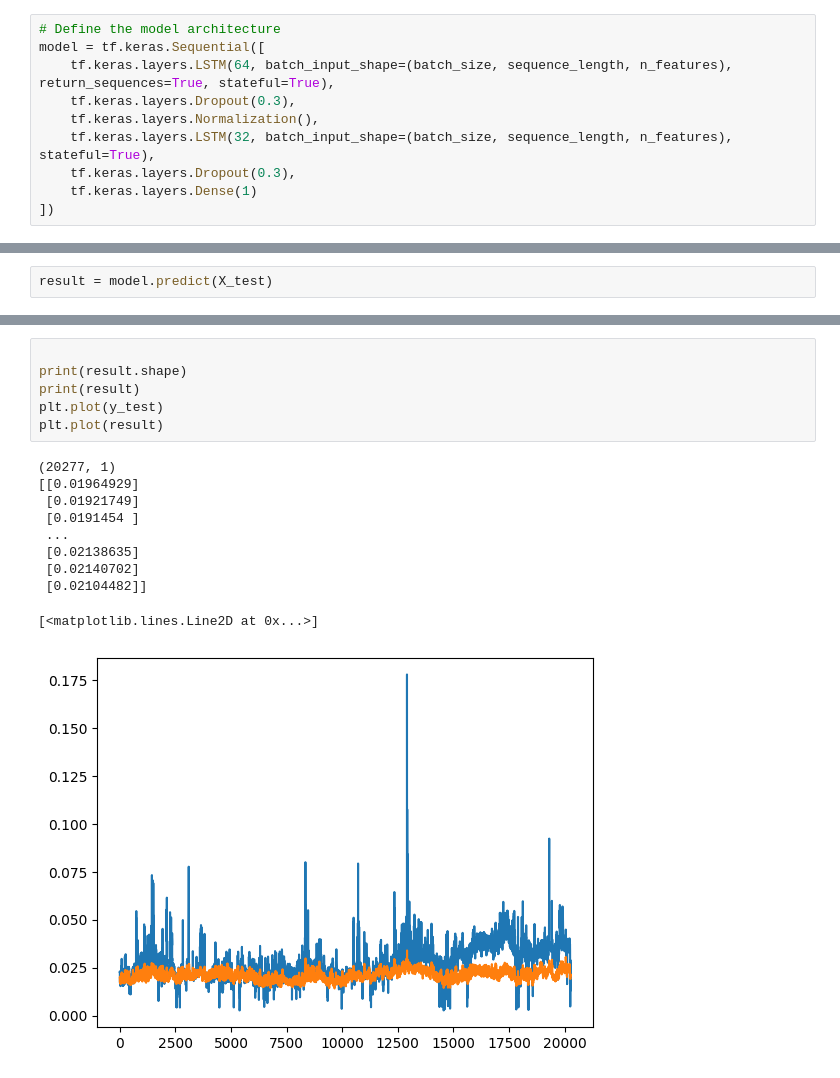
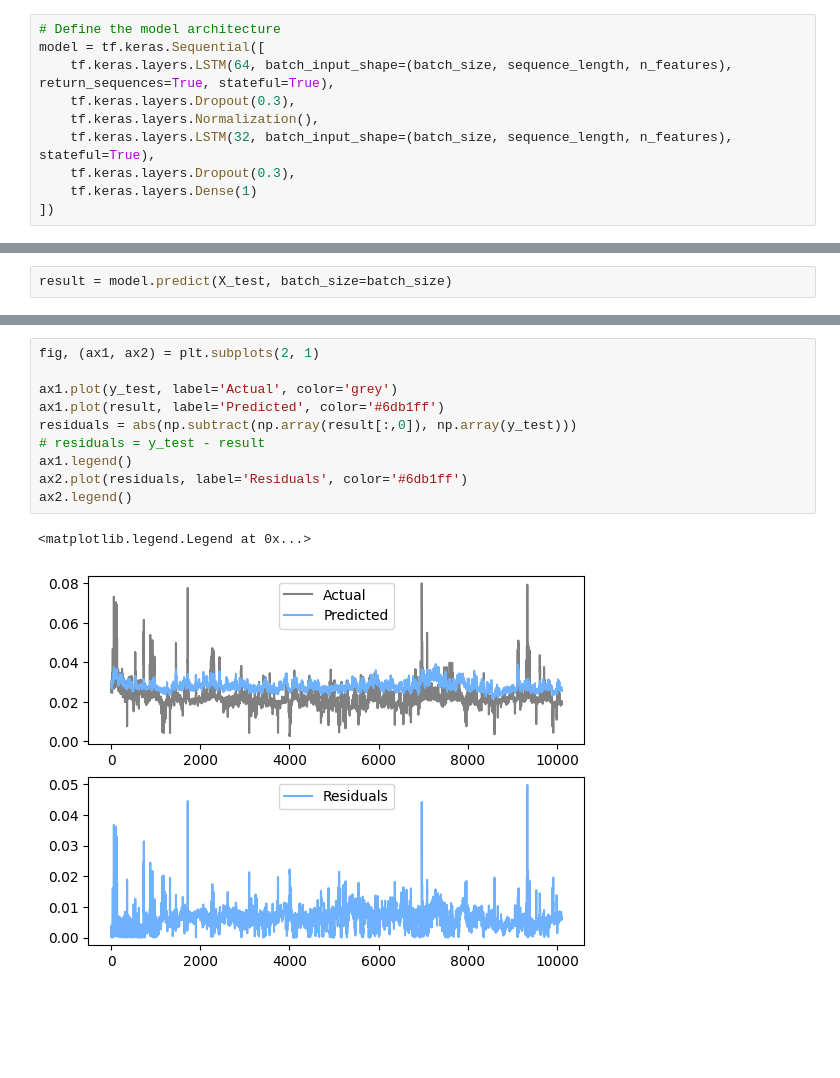
Before and after one commit to albinjanzen/masterthesis, a Jupyter notebook: baseline_lstm.ipynb, the cells around one changed output, grey strips where cells are left out. Saved outputs shown, nothing was run; the diff lists cells and outputs as text; blank space fills up the shorter version.

```diff
--- a/baseline_lstm.ipynb
+++ b/baseline_lstm.ipynb
@@ -204,3 +217,3 @@ KeyboardInterrupt:
 # %%
-result = model.predict(X_test)
+result = model.predict(X_test, batch_size=batch_size)
 # %% [output]
@@ -208,17 +221,13 @@ result = model.predict(X_test)
-# %%
-
-print(result.shape)
-print(result)
-plt.plot(y_test)
-plt.plot(result)
-# %% [output]
-(20277, 1)
-[[0.01964929]
- [0.01921749]
- [0.0191454 ]
- ...
- [0.02138635]
- [0.02140702]
- [0.02104482]]
-[<matplotlib.lines.Line2D at 0x...>]
-[figure, removed]
+# %%
+fig, (ax1, ax2) = plt.subplots(2, 1)
+
+ax1.plot(y_test, label='Actual', color='grey')
+ax1.plot(result, label='Predicted', color='#6db1ff')
+residuals = abs(np.subtract(np.array(result[:,0]), np.array(y_test)))
+# residuals = y_test - result
+ax1.legend()
+ax2.plot(residuals, label='Residuals', color='#6db1ff')
+ax2.legend()
+# %% [output]
+<matplotlib.legend.Legend at 0x...>
+[figure, added]
```
Also changed, not shown: parts of 16 cells of this notebook, 2 other files.
